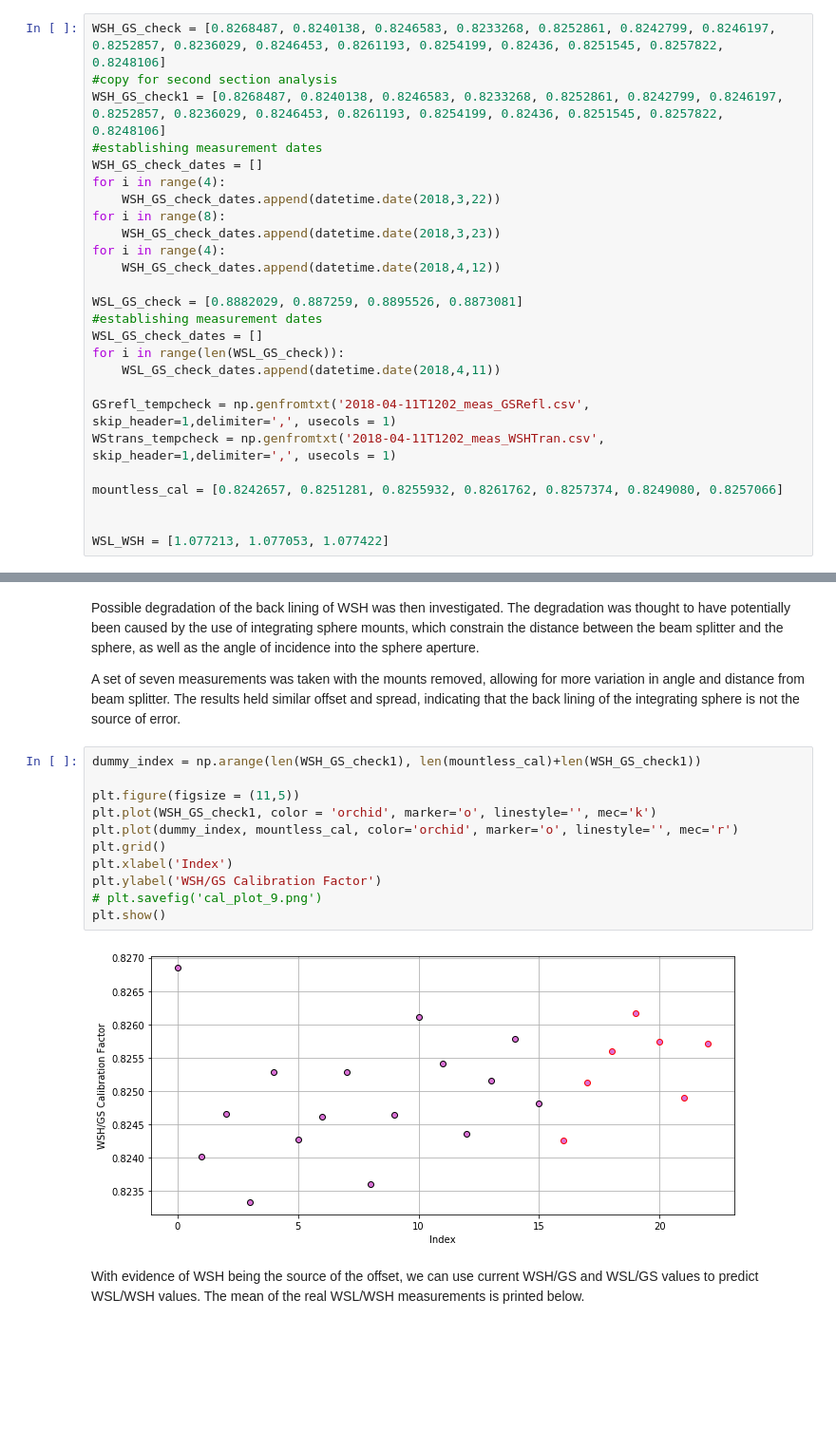
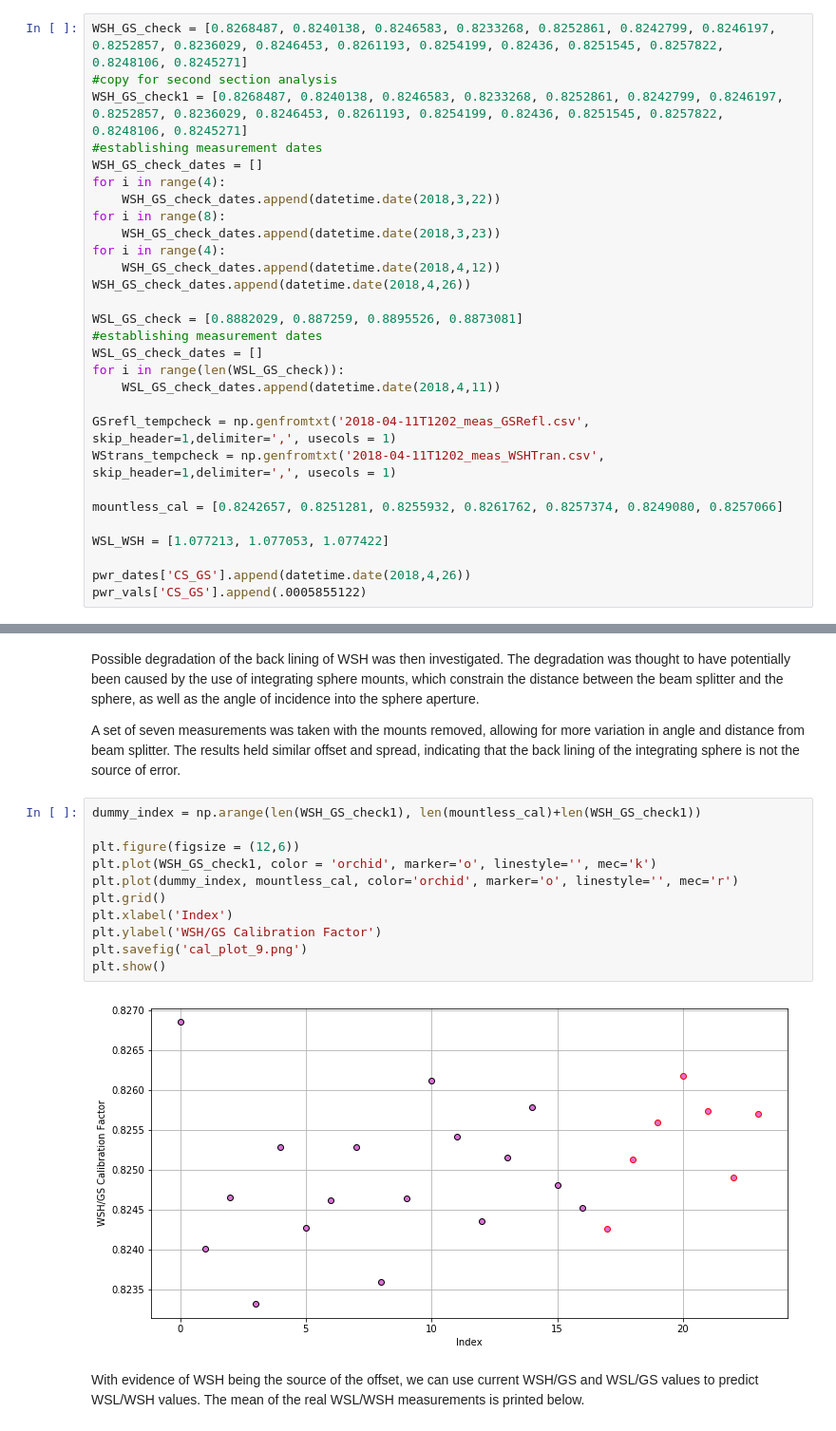
Before and after one commit to ylecoeuche/PCal-Power-Sensor-Calibration, a Jupyter notebook: pcal_calibration/PcalPowerSensors.ipynb, the cells around one changed output, grey strips where cells are left out. Shown at 95% size. Cells and saved outputs as stored; diff of their text form; blank space fills up the shorter version.

```diff
--- a/pcal_calibration/PcalPowerSensors.ipynb
+++ b/pcal_calibration/PcalPowerSensors.ipynb
@@ -73,9 +73,9 @@ The third set of data checked for temperature dependence in the beam splitter by
 
 The fourth set of data involved mountless WSH/GS measurements that vary the angle of incidence and distance from beam splitter. This was to determine if the back of the integrating sphere was experiencing degradation of its lining.
 # %%
-WSH_GS_check = [0.8268487, 0.8240138, 0.8246583, 0.8233268, 0.8252861, 0.8242799, 0.8246197, 0.8252857, 0.8236029, 0.8246453, 0.8261193, 0.8254199, 0.82436, 0.8251545, 0.8257822, 0.8248106]
+WSH_GS_check = [0.8268487, 0.8240138, 0.8246583, 0.8233268, 0.8252861, 0.8242799, 0.8246197, 0.8252857, 0.8236029, 0.8246453, 0.8261193, 0.8254199, 0.82436, 0.8251545, 0.8257822, 0.8248106, 0.8245271]
 #copy for second section analysis
-WSH_GS_check1 = [0.8268487, 0.8240138, 0.8246583, 0.8233268, 0.8252861, 0.8242799, 0.8246197, 0.8252857, 0.8236029, 0.8246453, 0.8261193, 0.8254199, 0.82436, 0.8251545, 0.8257822, 0.8248106]
+WSH_GS_check1 = [0.8268487, 0.8240138, 0.8246583, 0.8233268, 0.8252861, 0.8242799, 0.8246197, 0.8252857, 0.8236029, 0.8246453, 0.8261193, 0.8254199, 0.82436, 0.8251545, 0.8257822, 0.8248106, 0.8245271]
 #establishing measurement dates
 WSH_GS_check_dates = []
 for i in range(4):
@@ -84,6 +84,7 @@ for i in range(8):
     WSH_GS_check_dates.append(datetime.date(2018,3,23))
 for i in range(4):
     WSH_GS_check_dates.append(datetime.date(2018,4,12))
+WSH_GS_check_dates.append(datetime.date(2018,4,26))
 
 WSL_GS_check = [0.8882029, 0.887259, 0.8895526, 0.8873081]
 #establishing measurement dates
@@ -96,5 +97,7 @@ WStrans_tempcheck = np.genfromtxt('2018-04-11T1202_meas_WSHTran.csv', skip_heade
 
 mountless_cal = [0.8242657, 0.8251281, 0.8255932, 0.8261762, 0.8257374, 0.8249080, 0.8257066]
 
+WSL_WSH = [1.077213, 1.077053, 1.077422]
 
-WSL_WSH = [1.077213, 1.077053, 1.077422]
+pwr_dates['CS_GS'].append(datetime.date(2018,4,26))
+pwr_vals['CS_GS'].append(.0005855122)
@@ -350,16 +507,16 @@ A set of seven measurements was taken with the mounts removed, allowing for more
 # %%
 dummy_index = np.arange(len(WSH_GS_check1), len(mountless_cal)+len(WSH_GS_check1))
 
-plt.figure(figsize = (11,5))
+plt.figure(figsize = (12,6))
 plt.plot(WSH_GS_check1, color = 'orchid', marker='o', linestyle='', mec='k')
 plt.plot(dummy_index, mountless_cal, color='orchid', marker='o', linestyle='', mec='r')
 plt.grid()
 plt.xlabel('Index')
 plt.ylabel('WSH/GS Calibration Factor')
-# plt.savefig('cal_plot_9.png')
+plt.savefig('cal_plot_9.png')
 plt.show()
 # %% [output]
-[figure, old version]
+[figure, new version]
 # %% [markdown]
 With evidence of WSH being the source of the offset, we can use current WSH/GS and WSL/GS values to predict WSL/WSH values. The mean of the real WSL/WSH measurements is printed below.
 # %%
```
Also changed, not shown: parts of 25 cells of this notebook.
